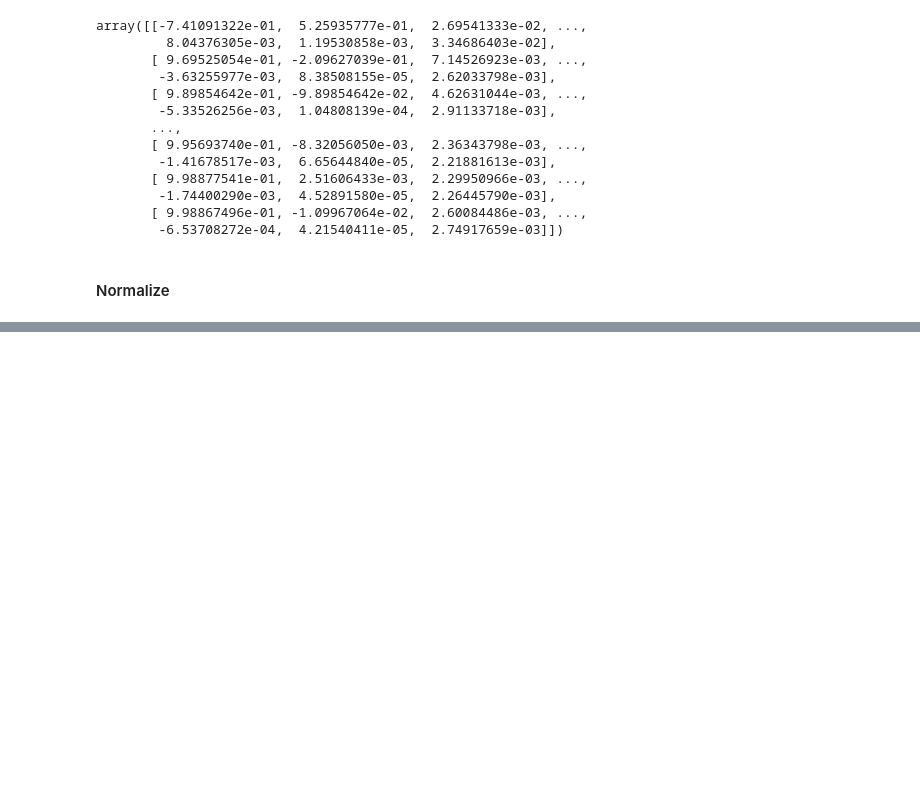
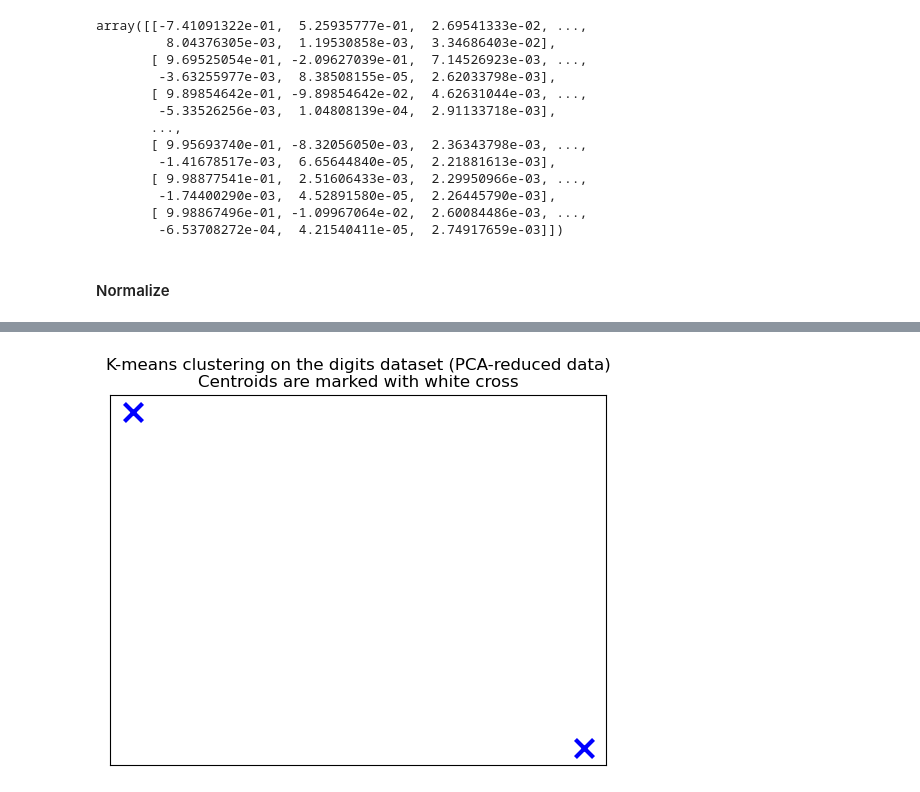
Before and after one commit to clintonjules/application-project-lin-jules-brock_application-project, a Jupyter notebook: Milestone2/milestone2_code.ipynb, the cells around one changed output, grey strips where cells are left out. Saved outputs shown, nothing was run; the diff lists cells and outputs as text; code cells hidden in the pictures; blank space fills up the shorter version.

Commit message:
kmeans, pca

```diff
--- a/Milestone2/milestone2_code.ipynb
+++ b/Milestone2/milestone2_code.ipynb
@@ -483,0 +502,29 @@ Ttest_relResult(statistic=-3.104424999952915, pvalue=0.012631946272344338)
+# %%
+# Perform k-means clustering with k=2
+# which dataset variable to use? im not entirely clear
+k = 2
+kmeans = KMeans(n_clusters=k)
+kmeans.fit_transform(X,y)
+centroids = kmeans.cluster_centers_
+labels = kmeans.labels_
+# %%
+plt.scatter(
+    centroids[:, 0],
+    centroids[:, 1],
+    marker="x",
+    s=169,
+    linewidths=3,
+    color="b",
+    zorder=10,
+)
+plt.title(
+    "K-means clustering on the digits dataset (PCA-reduced data)\n"
+    "Centroids are marked with blue cross"
+)
+# plt.xlim(x_min, x_max)
+# plt.ylim(y_min, y_max)
+plt.xticks(())
+plt.yticks(())
+plt.show()
+# %% [output]
+[figure, added]
```
Also changed, not shown: parts of 13 cells of this notebook.
